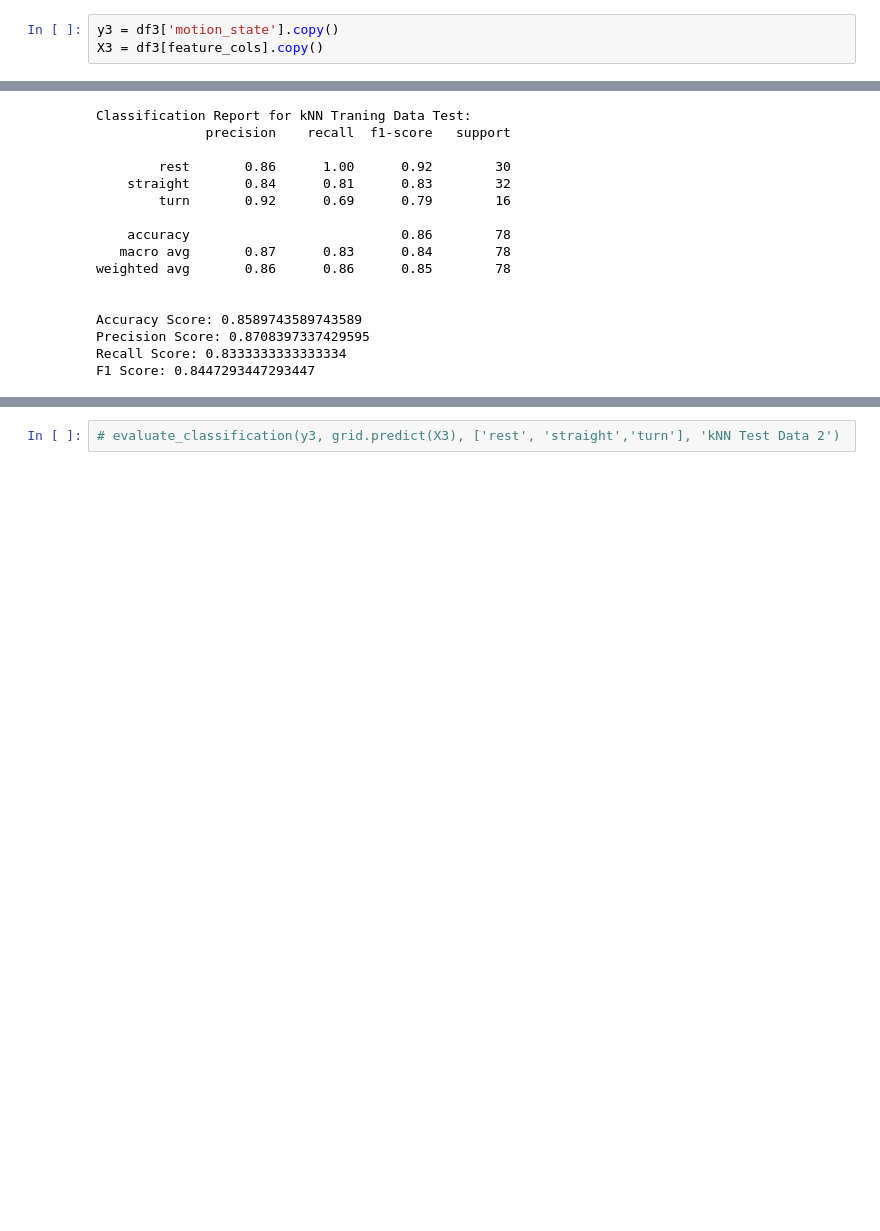
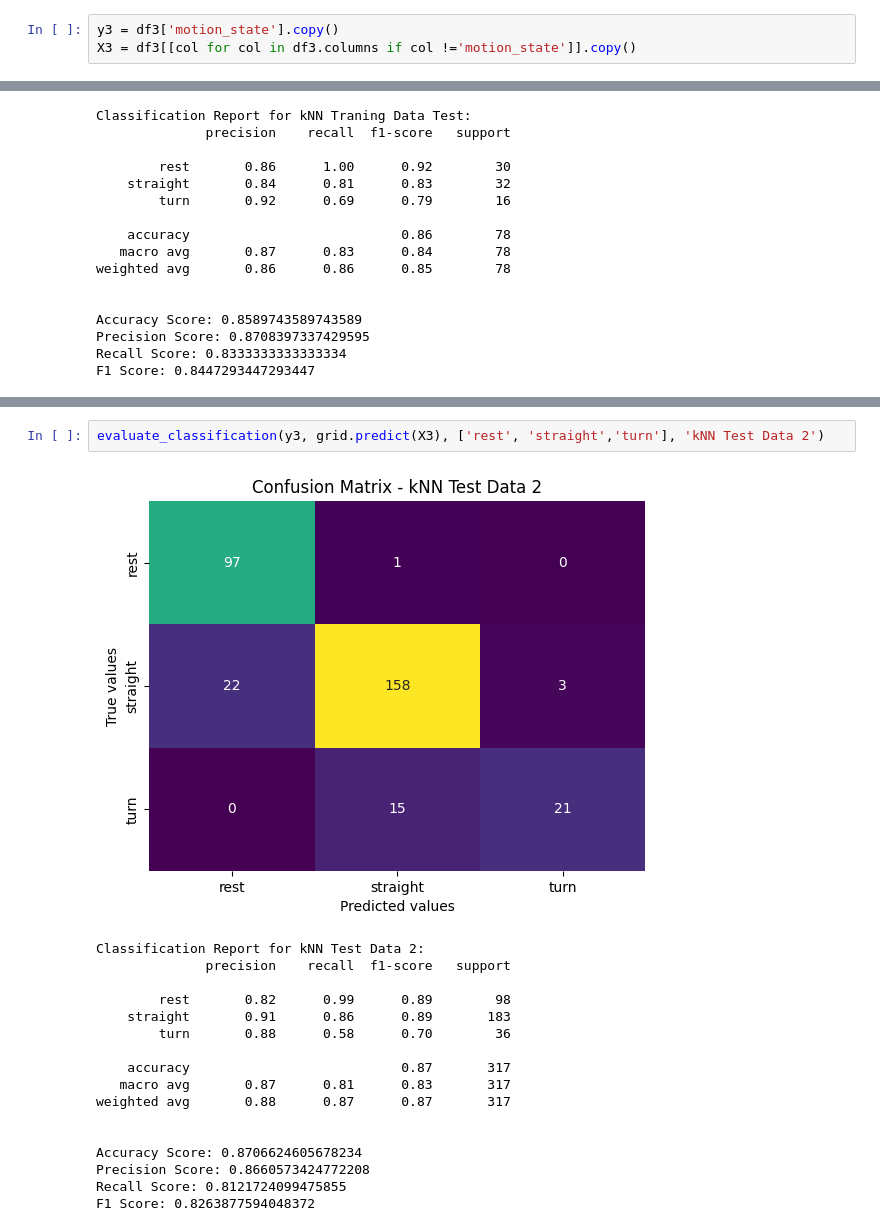
Before and after one commit to sauravuprety21/enel682-proj, a Jupyter notebook: 01knn.ipynb, the cells around one changed output, grey strips where cells are left out. Saved outputs shown, nothing was run; the diff lists cells and outputs as text; blank space fills up the shorter version.

```diff
--- a/01knn.ipynb
+++ b/01knn.ipynb
@@ -140,4 +148,4 @@ df3.head()
 # %%
 y3 = df3['motion_state'].copy()
-X3 = df3[feature_cols].copy()
+X3 = df3[[col for col in df3.columns if col !='motion_state']].copy()
 # %%
@@ -216,2 +244,20 @@ F1 Score: 0.8447293447293447
 # %%
-# evaluate_classification(y3, grid.predict(X3), ['rest', 'straight','turn'], 'kNN Test Data 2')
+evaluate_classification(y3, grid.predict(X3), ['rest', 'straight','turn'], 'kNN Test Data 2')
+# %% [output]
+[figure, added]
+Classification Report for kNN Test Data 2:
+              precision    recall  f1-score   support
+
+        rest       0.82      0.99      0.89        98
+    straight       0.91      0.86      0.89       183
+        turn       0.88      0.58      0.70        36
+
+    accuracy                           0.87       317
+   macro avg       0.87      0.81      0.83       317
+weighted avg       0.88      0.87      0.87       317
+
+
+Accuracy Score: 0.8706624605678234
+Precision Score: 0.8660573424772208
+Recall Score: 0.8121724099475855
+F1 Score: 0.8263877594048372
```
Also changed, not shown: parts of 9 cells of this notebook, 5 other files.
